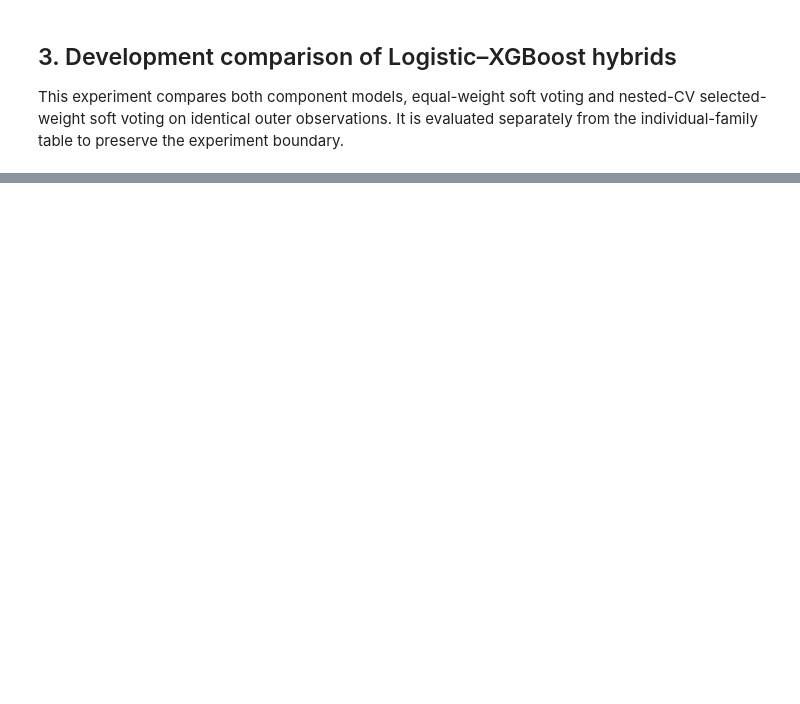
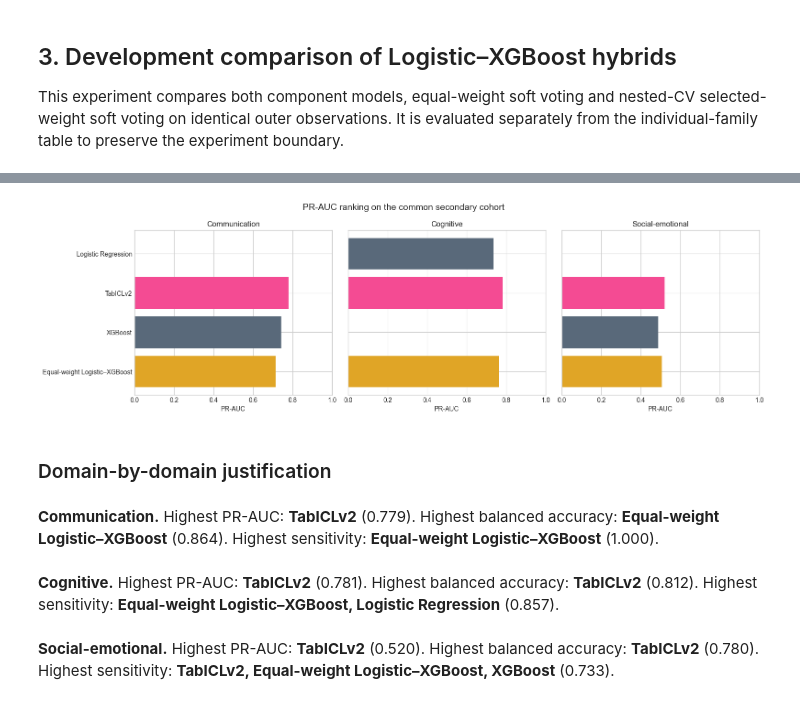
Before and after one commit to JayasankaHirimuthugodage/ResearchComponent, a Jupyter notebook: notebooks/academic-model-results-comparison.ipynb, the cells around one changed output, grey strips where cells are left out. Cells and saved outputs as stored; diff of their text form; code cells hidden in the pictures; blank space fills up the shorter version.

```diff
--- a/notebooks/academic-model-results-comparison.ipynb
+++ b/notebooks/academic-model-results-comparison.ipynb
@@ -112,4 +126,8 @@ development = pd.DataFrame(rows)
 development = development.rename(columns=DISPLAY_METRICS)
 development['PR-AUC rank'] = development.groupby('Domain')['PR-AUC'].rank(method='min', ascending=False).astype(int)
 development = development.sort_values(['Domain', 'PR-AUC rank', 'Model'])
-display(development[['Domain', 'Model', 'Experiment', 'PR-AUC rank', *DISPLAY_METRICS.values()]].round(3))
+development_columns = ['PR-AUC rank', 'Model', 'PR-AUC', 'Balanced accuracy', 'Sensitivity', 'Specificity', 'ROC-AUC', 'Precision', 'F1', 'Brier score', 'Experiment']
+for domain in DOMAINS.values():
+    display(Markdown(f'### {domain}'))
+    table = development.loc[development['Domain'] == domain, development_columns]
+    display(table.round(3).style.hide(axis='index').format({metric: '{:.3f}' for metric in DISPLAY_METRICS.values()}))
@@ -154,0 +253,12 @@ display(pd.DataFrame(hybrid_ci_rows).round(3))
+# %%
+locked_report = load_report('final-locked-test-report.json')
+locked_rows = []
+for target, domain in DOMAINS.items():
+    result = locked_report['domains'][target]
+    version = result['model_configuration_version'].lower()
+    model = 'XGBoost' if 'xgboost' in version else 'Logistic Regression'
+    metrics = result['metrics']
+    locked_rows.append({'Domain': domain, 'Model': model, **{m: metrics[m] for m in METRICS}})
+locked_test = pd.DataFrame(locked_rows).rename(columns=DISPLAY_METRICS)
+locked_columns = ['Domain', 'Model', 'PR-AUC', 'Balanced accuracy', 'Sensitivity', 'Specificity', 'ROC-AUC', 'Precision', 'F1', 'Brier score']
+display(locked_test[locked_columns].round(3).style.hide(axis='index').format({metric: '{:.3f}' for metric in DISPLAY_METRICS.values()}))
@@ -175,13 +290,14 @@ for target, domain in DOMAINS.items():
     for stage, model, metrics in methods:
         secondary_rows.append({
             'Domain': domain, 'Model stage': stage, 'Model': model,
-            'PR-AUC': metrics['average_precision_pr_auc'],
-            'Balanced accuracy': metrics['balanced_accuracy'],
-            'Sensitivity': metrics['sensitivity'],
+            **{DISPLAY_METRICS[m]: metrics[m] for m in METRICS},
             'Evidence status': 'Secondary exploratory — reused cohort',
         })
 secondary = pd.DataFrame(secondary_rows)
-secondary['Balanced-accuracy rank'] = secondary.groupby('Domain')['Balanced accuracy'].rank(method='min', ascending=False).astype(int)
-secondary = secondary.sort_values(['Domain', 'Balanced-accuracy rank', 'Model'])
-supervisor_table = secondary[['Domain', 'Balanced-accuracy rank', 'Model stage', 'Model', 'PR-AUC', 'Balanced accuracy', 'Sensitivity', 'Evidence status']]
-display(supervisor_table.round(3).style.hide(axis='index').format({'PR-AUC': '{:.3f}', 'Balanced accuracy': '{:.3f}', 'Sensitivity': '{:.3f}'}))
+secondary['PR-AUC rank'] = secondary.groupby('Domain')['PR-AUC'].rank(method='min', ascending=False).astype(int)
+secondary = secondary.sort_values(['Domain', 'PR-AUC rank', 'Model'])
+comparison_columns = ['PR-AUC rank', 'Model stage', 'Model', 'PR-AUC', 'Balanced accuracy', 'Sensitivity', 'Specificity', 'ROC-AUC', 'Precision', 'F1', 'Brier score', 'Evidence status']
+for domain in DOMAINS.values():
+    display(Markdown(f'### {domain}'))
+    table = secondary.loc[secondary['Domain'] == domain, comparison_columns]
+    display(table.round(3).style.hide(axis='index').format({metric: '{:.3f}' for metric in DISPLAY_METRICS.values()}))
@@ -204,26 +356,32 @@ display(Markdown('A 95% interval containing zero does not provide reliable evide
 # %%
 fig, axes = plt.subplots(1, 3, figsize=(16, 4.8), sharey=True)
 for ax, domain in zip(axes, DOMAINS.values()):
-    view = secondary[secondary['Domain'] == domain].sort_values('Balanced accuracy', ascending=True)
+    view = secondary[secondary['Domain'] == domain].sort_values('PR-AUC', ascending=True)
     color_map = {'Initially selected': '#59697A', 'Hybrid candidate': '#E0A526', 'Later experimental candidate': '#F44B93'}
-    ax.barh(view['Model'], view['Balanced accuracy'], color=[color_map[s] for s in view['Model stage']])
+    ax.barh(view['Model'], view['PR-AUC'], color=[color_map[s] for s in view['Model stage']])
     ax.set_title(domain)
     ax.set_xlim(0, 1)
-    ax.set_xlabel('Balanced accuracy')
-fig.suptitle('Balanced-accuracy ranking on the common secondary cohort', fontsize=14)
+    ax.set_xlabel('PR-AUC')
+fig.suptitle('PR-AUC ranking on the common secondary cohort', fontsize=14)
 fig.tight_layout()
 plt.show()
 
 display(Markdown('### Domain-by-domain justification'))
 for domain in DOMAINS.values():
     view = secondary[secondary['Domain'] == domain]
     best_ba = view.loc[view['Balanced accuracy'].idxmax()]
     best_ap = view.loc[view['PR-AUC'].idxmax()]
     max_sens = view['Sensitivity'].max()
     sensitivity_leaders = ', '.join(view.loc[np.isclose(view['Sensitivity'], max_sens), 'Model'])
     display(Markdown(
-        f"**{domain}.** Highest balanced accuracy: **{best_ba['Model']}** ({best_ba['Balanced accuracy']:.3f}). "
-        f"Highest PR-AUC: **{best_ap['Model']}** ({best_ap['PR-AUC']:.3f}). "
+        f"**{domain}.** Highest PR-AUC: **{best_ap['Model']}** ({best_ap['PR-AUC']:.3f}). "
+        f"Highest balanced accuracy: **{best_ba['Model']}** ({best_ba['Balanced accuracy']:.3f}). "
         f"Highest sensitivity: **{sensitivity_leaders}** ({max_sens:.3f})."
     ))
+# %% [output]
+[figure, added]
+### Domain-by-domain justification
+**Communication.** Highest PR-AUC: **TabICLv2** (0.779). Highest balanced accuracy: **Equal-weight Logistic–XGBoost** (0.864). Highest sensitivity: **Equal-weight Logistic–XGBoost** (1.000).
+**Cognitive.** Highest PR-AUC: **TabICLv2** (0.781). Highest balanced accuracy: **TabICLv2** (0.812). Highest sensitivity: **Equal-weight Logistic–XGBoost, Logistic Regression** (0.857).
+**Social-emotional.** Highest PR-AUC: **TabICLv2** (0.520). Highest balanced accuracy: **TabICLv2** (0.780). Highest sensitivity: **TabICLv2, Equal-weight Logistic–XGBoost, XGBoost** (0.733).
 # %% [markdown]
```
Also changed, not shown: parts of 13 cells of this notebook.
